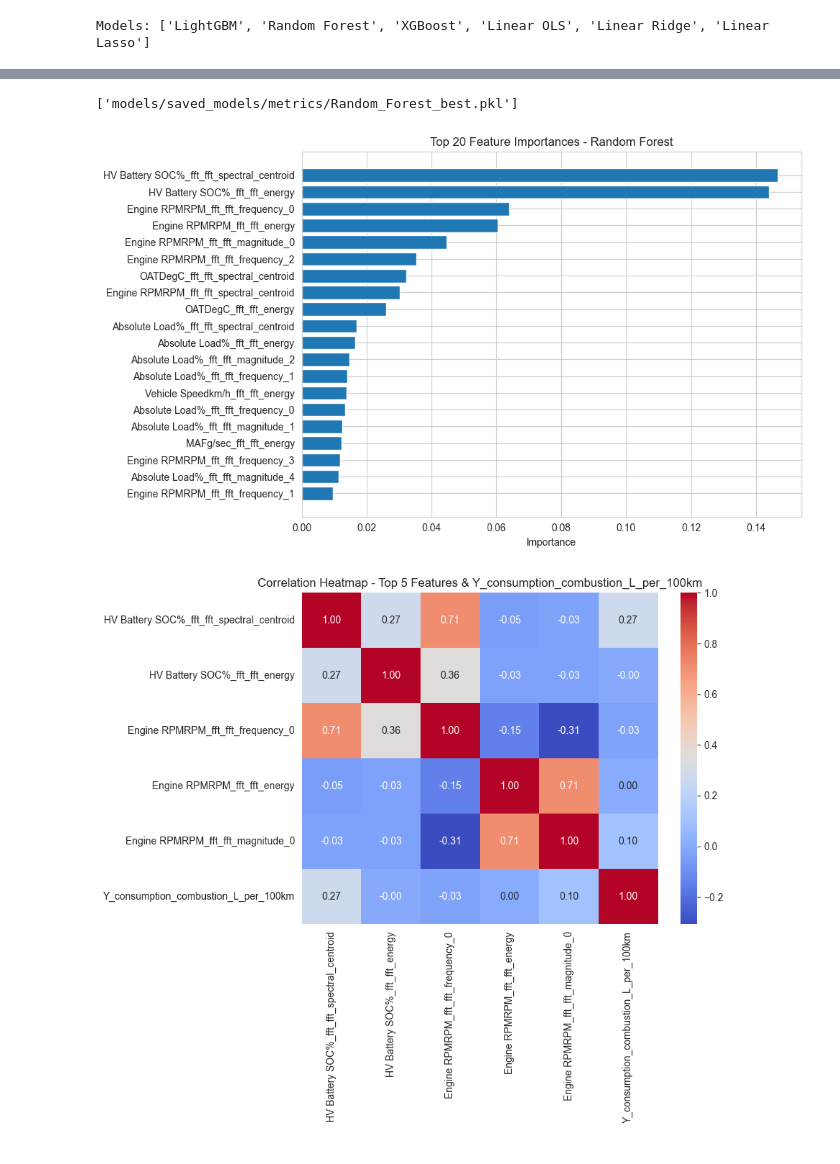
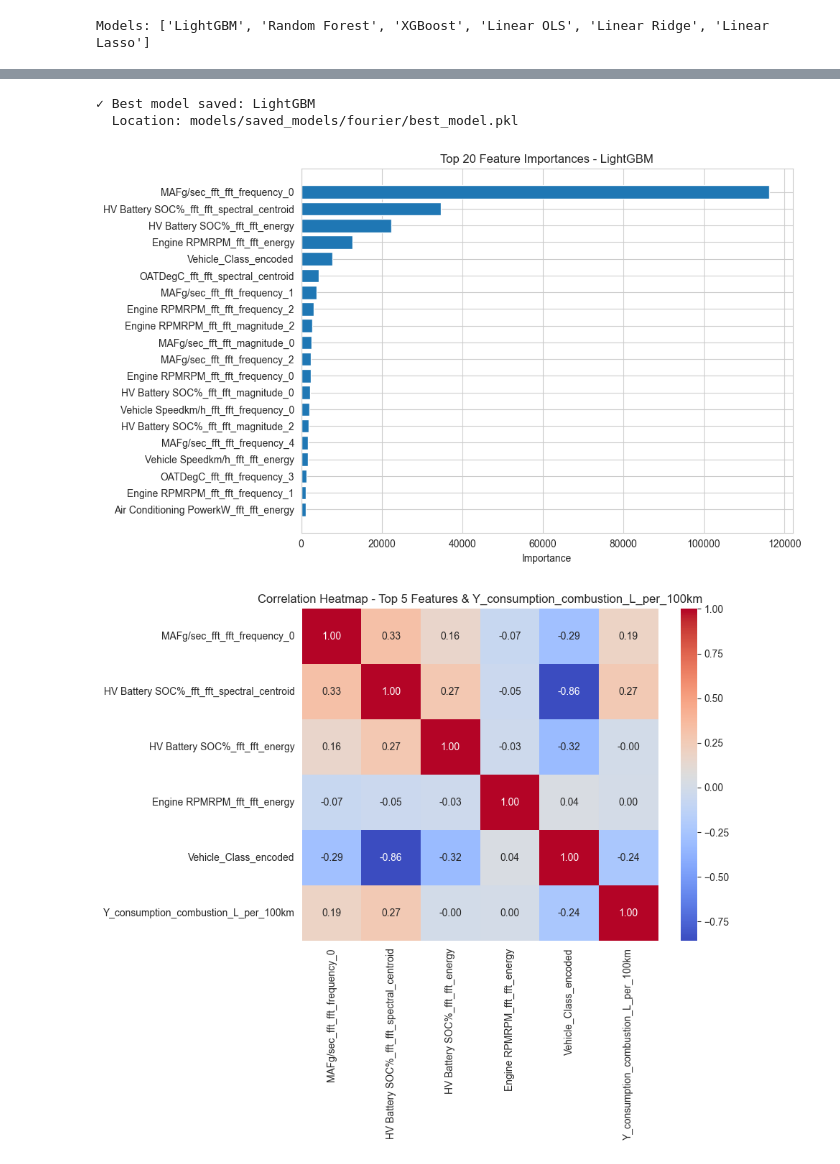
Before and after one commit to joaco1212004/VED-TPF-ML-Fadel-DiCola, a Jupyter notebook: 3model_run_Fourier_csv.ipynb, the cells around one changed output, grey strips where cells are left out. Saved outputs shown, nothing was run; the diff lists cells and outputs as text; code cells hidden in the pictures.

```diff
--- a/3model_run_Fourier_csv.ipynb
+++ b/3model_run_Fourier_csv.ipynb
@@ -22,7 +22,7 @@ from src.evaluation import ModelComparator
 from src.feature_importance import FeatureImportanceAnalyzer
 # %%
 DATA_DIR = Path('Data')
-X_fourier_df = pd.read_csv(DATA_DIR / 'X' / 'X_fourier.csv')
+X_fourier_df = pd.read_csv(DATA_DIR / 'X' / 'X_fourier_processed.csv')
 Y_df = pd.read_csv(DATA_DIR / 'Y' / 'Y.csv')
 data = X_fourier_df.merge(Y_df[['filename', 'VehId', 'DayNum', 'Trip', 'Y_consumption_combustion_L_per_100km', 'Y_consumption_electric_kWh_per_km']], on=['filename', 'VehId', 'DayNum', 'Trip'], how='inner')
 # %%
@@ -388,16 +396,26 @@ joblib.dump(scaler, 'models/saved_models/feature_scaler.pkl')
 ['models/saved_models/feature_scaler.pkl']
 # %%
-Path("models/saved_models/metrics").mkdir(parents=True, exist_ok=True)
+Path("models/saved_models/fourier").mkdir(parents=True, exist_ok=True)
 joblib.dump(all_models[best_model_name],
-            f"models/saved_models/metrics/{best_model_name.replace(' ', '_')}_best.pkl")
+            "models/saved_models/fourier/best_model.pkl")
+joblib.dump(scaler,
+            "models/saved_models/fourier/scaler.pkl")
+print(f"✓ Best model saved: {best_model_name}")
+print(f"  Location: models/saved_models/fourier/best_model.pkl")
 # %% [output]
-['models/saved_models/metrics/Random_Forest_best.pkl']
+✓ Best model saved: LightGBM
+  Location: models/saved_models/fourier/best_model.pkl
 # %%
 best_model = all_models[best_model_name]
+feature_names = X_train_scaled.columns
 
-importances = best_model.feature_importances_
-
-feature_names = X_train_scaled.columns
+if hasattr(best_model, 'feature_importances_'):
+    importances = best_model.feature_importances_
+elif hasattr(best_model, 'feature_importance'):
+    importances = best_model.feature_importance(importance_type='gain')
+else:
+    print(f"Modelo {best_model_name} no tiene atributo de importancia de features")
+    importances = None
 
 indices = np.argsort(importances)[::-1]
 
@@ -411,29 +429,38 @@ plt.xlabel("Importance")
 plt.tight_layout()
 plt.show()
 # %% [output]
-[figure, old version]
+[figure, new version]
 # %%
 best_model = all_models[best_model_name]
-
-importances = best_model.feature_importances_
 feature_names = X_train_scaled.columns
 
-top_k = 5
-idx_sorted = np.argsort(importances)[::-1]
-top_features = feature_names[idx_sorted][:top_k]
+if hasattr(best_model, 'feature_importances_'):
+    importances = best_model.feature_importances_
+elif hasattr(best_model, 'feature_importance'):
+    importances = best_model.feature_importance(importance_type='gain')
+else:
+    print(f"Modelo {best_model_name} no tiene atributo de importancia de features")
+    importances = None
 
-corr_df = pd.concat(
-    [
-        X_train_scaled[top_features],
-        pd.Series(y_train, name=target_col, index=X_train_scaled.index),
-    ],
-    axis=1
-)
+if importances is not None:
+    top_k = 5
+    idx_sorted = np.argsort(importances)[::-1]
+    top_features = feature_names[idx_sorted][:top_k]
 
-plt.figure(figsize=(8, 6))
-sns.heatmap(corr_df.corr(), annot=True, cmap="coolwarm", fmt=".2f")
-plt.title(f"Correlation Heatmap - Top {top_k} Features & {target_col}")
-plt.show()
+    corr_df = pd.concat(
+        [
+            X_train_scaled[top_features],
+            pd.Series(y_train, name=target_col, index=X_train_scaled.index),
+        ],
+        axis=1
+    )
+
+    plt.figure(figsize=(8, 6))
+    sns.heatmap(corr_df.corr(), annot=True, cmap="coolwarm", fmt=".2f")
+    plt.title(f"Correlation Heatmap - Top {top_k} Features & {target_col}")
+    plt.show()
+else:
+    print(f"No se pueden mostrar correlaciones para {best_model_name}")
 # %% [output]
-[figure, old version]
+[figure, new version]
 # %%
```
Also changed, not shown: parts of 9 cells of this notebook, 43 other files.
